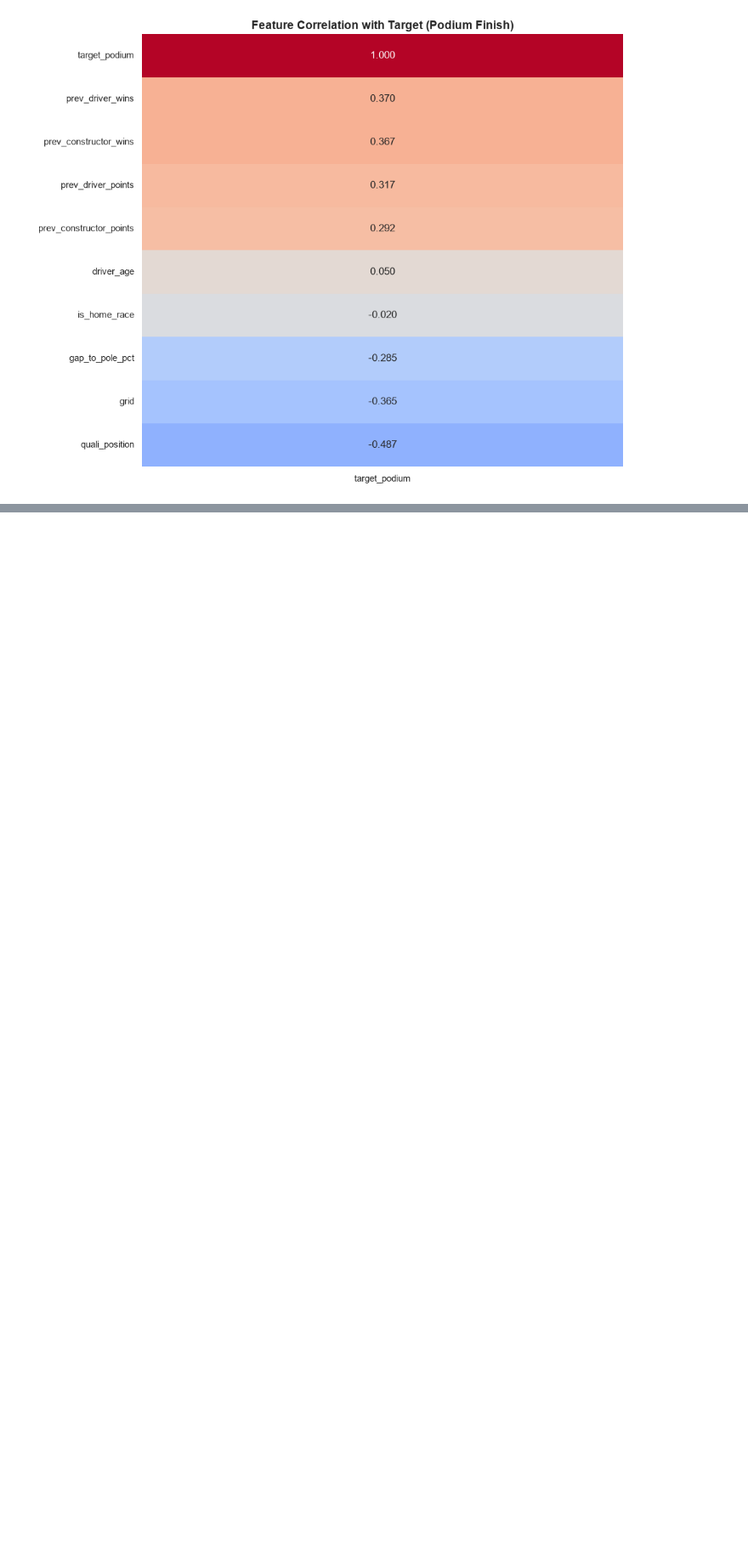
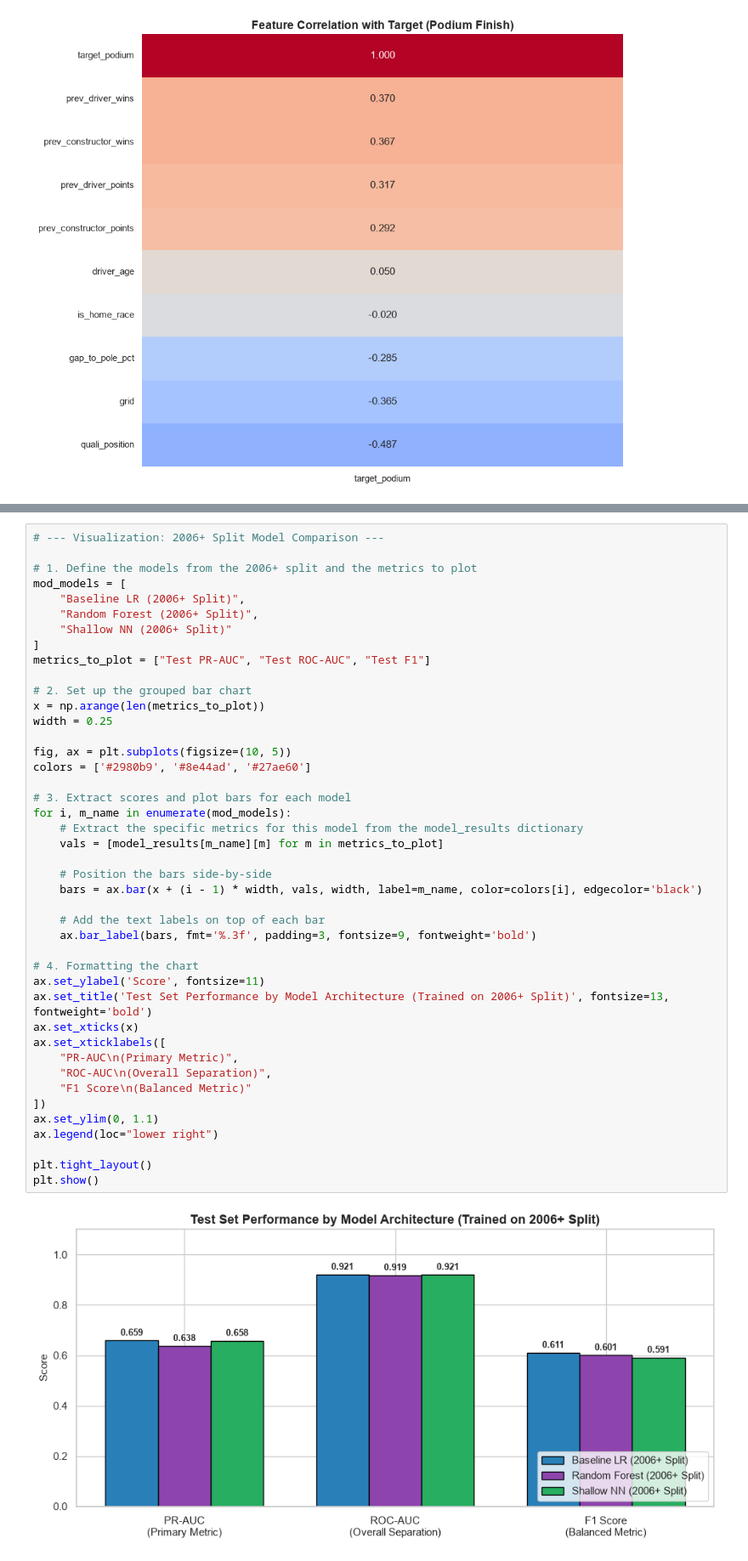
Before and after one commit to amado-888/ACL_Project, a Jupyter notebook: cleaned-version.ipynb, the cells around one changed output, grey strips where cells are left out. Shown at 85% size. Cells and saved outputs as stored; diff of their text form; blank space fills up the shorter version.

```diff
--- a/cleaned-version.ipynb
+++ b/cleaned-version.ipynb
@@ -1367,0 +1814,45 @@ Baseline Logistic Regression evaluation successfully stored!
+# %%
+# --- Visualization: 2006+ Split Model Comparison ---
+
+# 1. Define the models from the 2006+ split and the metrics to plot
+mod_models = [
+    "Baseline LR (2006+ Split)",
+    "Random Forest (2006+ Split)",
+    "Shallow NN (2006+ Split)"
+]
+metrics_to_plot = ["Test PR-AUC", "Test ROC-AUC", "Test F1"]
+
+# 2. Set up the grouped bar chart
+x = np.arange(len(metrics_to_plot))
+width = 0.25
+
+fig, ax = plt.subplots(figsize=(10, 5))
+colors = ['#2980b9', '#8e44ad', '#27ae60']
+
+# 3. Extract scores and plot bars for each model
+for i, m_name in enumerate(mod_models):
+    # Extract the specific metrics for this model from the model_results dictionary
+    vals = [model_results[m_name][m] for m in metrics_to_plot]
+
+    # Position the bars side-by-side
+    bars = ax.bar(x + (i - 1) * width, vals, width, label=m_name, color=colors[i], edgecolor='black')
+
+    # Add the text labels on top of each bar
+    ax.bar_label(bars, fmt='%.3f', padding=3, fontsize=9, fontweight='bold')
+
+# 4. Formatting the chart
+ax.set_ylabel('Score', fontsize=11)
+ax.set_title('Test Set Performance by Model Architecture (Trained on 2006+ Split)', fontsize=13, fontweight='bold')
+ax.set_xticks(x)
+ax.set_xticklabels([
+    "PR-AUC\n(Primary Metric)",
+    "ROC-AUC\n(Overall Separation)",
+    "F1 Score\n(Balanced Metric)"
+])
+ax.set_ylim(0, 1.1)
+ax.legend(loc="lower right")
+
+plt.tight_layout()
+plt.show()
+# %% [output]
+[figure, added]
```
Also changed, not shown: parts of 25 cells of this notebook.
